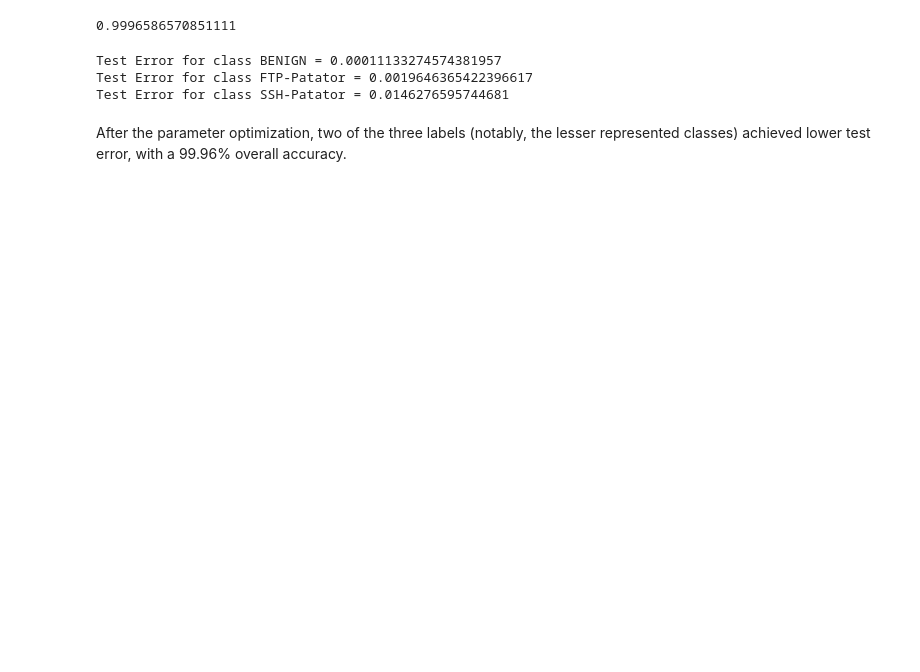
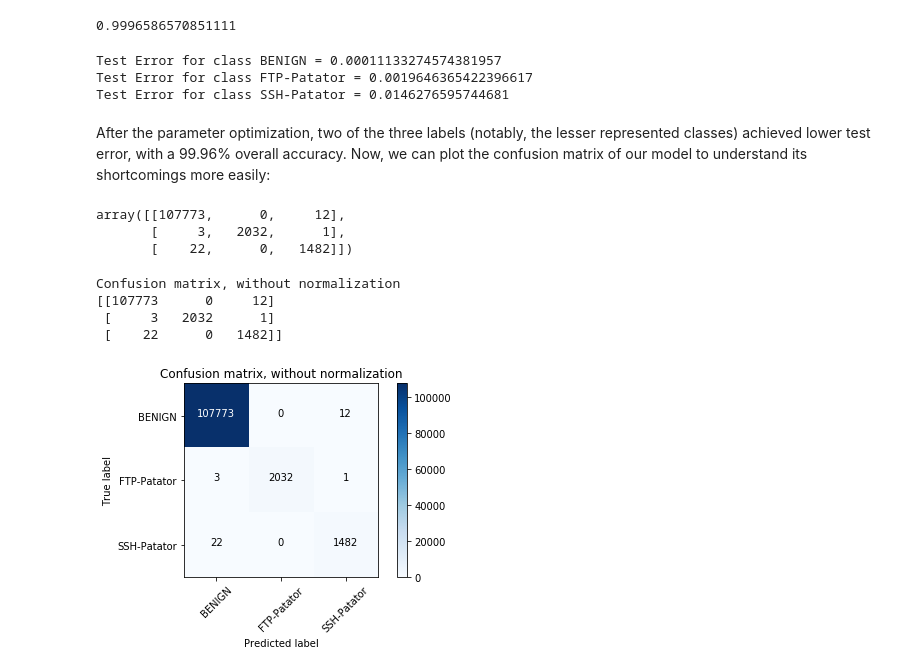
Before and after one commit to brandongrifs/MLSecurityBlog, a Jupyter notebook: Blog Example Code.ipynb, the cells around one changed output. Saved outputs shown, nothing was run; the diff lists cells and outputs as text; code cells hidden in the pictures; blank space fills up the shorter version.

```diff
--- a/Blog Example Code.ipynb
+++ b/Blog Example Code.ipynb
@@ -622,4 +657,4 @@ Test Error for class BENIGN = 0.00011133274574381957
 Test Error for class FTP-Patator = 0.0019646365422396617
 Test Error for class SSH-Patator = 0.0146276595744681
 # %% [markdown]
-After the parameter optimization, two of the three labels (notably, the lesser represented classes) achieved lower test error, with a 99.96% overall accuracy.
+After the parameter optimization, two of the three labels (notably, the lesser represented classes) achieved lower test error, with a 99.96% overall accuracy. Now, we can plot the confusion matrix of our model to understand its shortcomings more easily:
@@ -625,0 +699,27 @@ After the parameter optimization, two of the three labels (notably, the lesser r
+# %%
+y_true = predictions.select("trueLabel")
+y_true = y_true.toPandas()
+
+y_pred = predictions.select("predictedLabel")
+y_pred = y_pred.toPandas()
+# %%
+from sklearn.metrics import confusion_matrix
+class_names = ['BENIGN', 'FTP-Patator', 'SSH-Patator']
+cnf_matrix = confusion_matrix(y_true, y_pred,labels=class_names)
+cnf_matrix
+# %% [output]
+array([[107773,      0,     12],
+       [     3,   2032,      1],
+       [    22,      0,   1482]])
+# %%
+# Plot non-normalized confusion matrix
+plt.figure()
+plot_confusion_matrix(cnf_matrix, classes=class_names,
+                      title='Confusion matrix, without normalization')
+plt.show()
+# %% [output]
+Confusion matrix, without normalization
+[[107773      0     12]
+ [     3   2032      1]
+ [    22      0   1482]]
+[figure, added]
```
Also changed, not shown: parts of 36 cells of this notebook.
